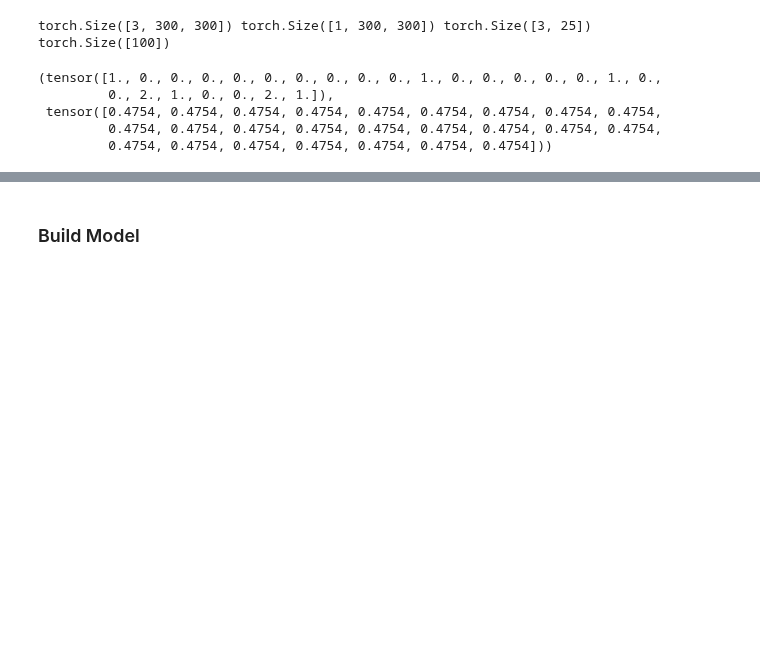
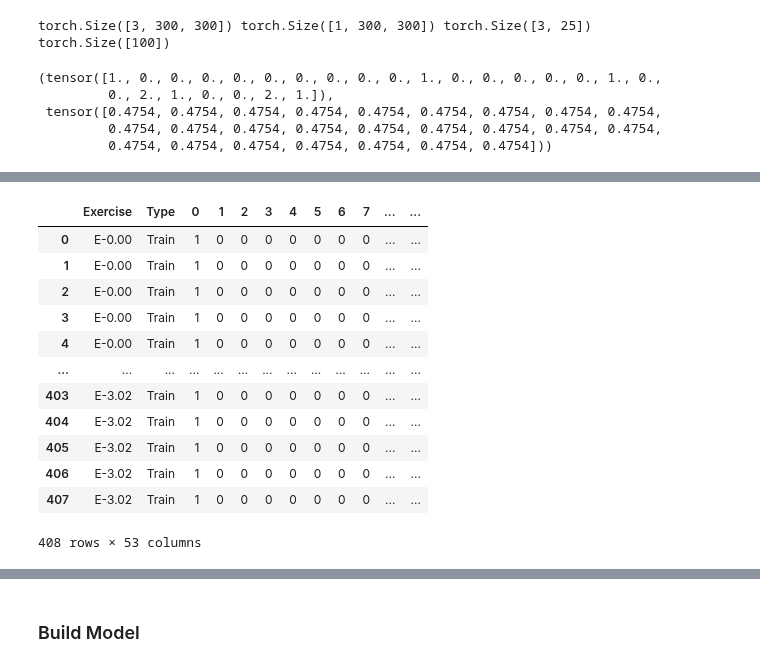
Before and after one commit to LeonardoPohl/FESD, a Jupyter notebook: FESDModel/FESDModel.ipynb, the cells around one changed output, grey strips where cells are left out. Drawn from its saved outputs; the diff is of its cells as text; code cells hidden in the pictures; blank space fills up the shorter version.

```diff
--- a/FESDModel/FESDModel.ipynb
+++ b/FESDModel/FESDModel.ipynb
@@ -116,0 +213,17 @@ torch.Size([3, 300, 300]) torch.Size([1, 300, 300]) torch.Size([3, 25]) torch.Si
+# %%
+df[[f'Err {x}' for x in range(len(gt2err(gt)[0]))]] = df[[f'{x}' for x in range(len(gt2err(gt)[0]))]] != 0
+df
+# %% [output]
+|  | Exercise | Type | 0 | 1 | 2 | 3 | 4 | 5 | 6 | 7 | ... | ... |
+| 0 | E-0.00 | Train | 1 | 0 | 0 | 0 | 0 | 0 | 0 | 0 | ... | ... |
+| 1 | E-0.00 | Train | 1 | 0 | 0 | 0 | 0 | 0 | 0 | 0 | ... | ... |
+| 2 | E-0.00 | Train | 1 | 0 | 0 | 0 | 0 | 0 | 0 | 0 | ... | ... |
+| 3 | E-0.00 | Train | 1 | 0 | 0 | 0 | 0 | 0 | 0 | 0 | ... | ... |
+| 4 | E-0.00 | Train | 1 | 0 | 0 | 0 | 0 | 0 | 0 | 0 | ... | ... |
+| ... | ... | ... | ... | ... | ... | ... | ... | ... | ... | ... | ... | ... |
+| 403 | E-3.02 | Train | 1 | 0 | 0 | 0 | 0 | 0 | 0 | 0 | ... | ... |
+| 404 | E-3.02 | Train | 1 | 0 | 0 | 0 | 0 | 0 | 0 | 0 | ... | ... |
+| 405 | E-3.02 | Train | 1 | 0 | 0 | 0 | 0 | 0 | 0 | 0 | ... | ... |
+| 406 | E-3.02 | Train | 1 | 0 | 0 | 0 | 0 | 0 | 0 | 0 | ... | ... |
+| 407 | E-3.02 | Train | 1 | 0 | 0 | 0 | 0 | 0 | 0 | 0 | ... | ... |
+408 rows × 53 columns
```
Also changed, not shown: parts of 16 cells of this notebook, 11 other files.
